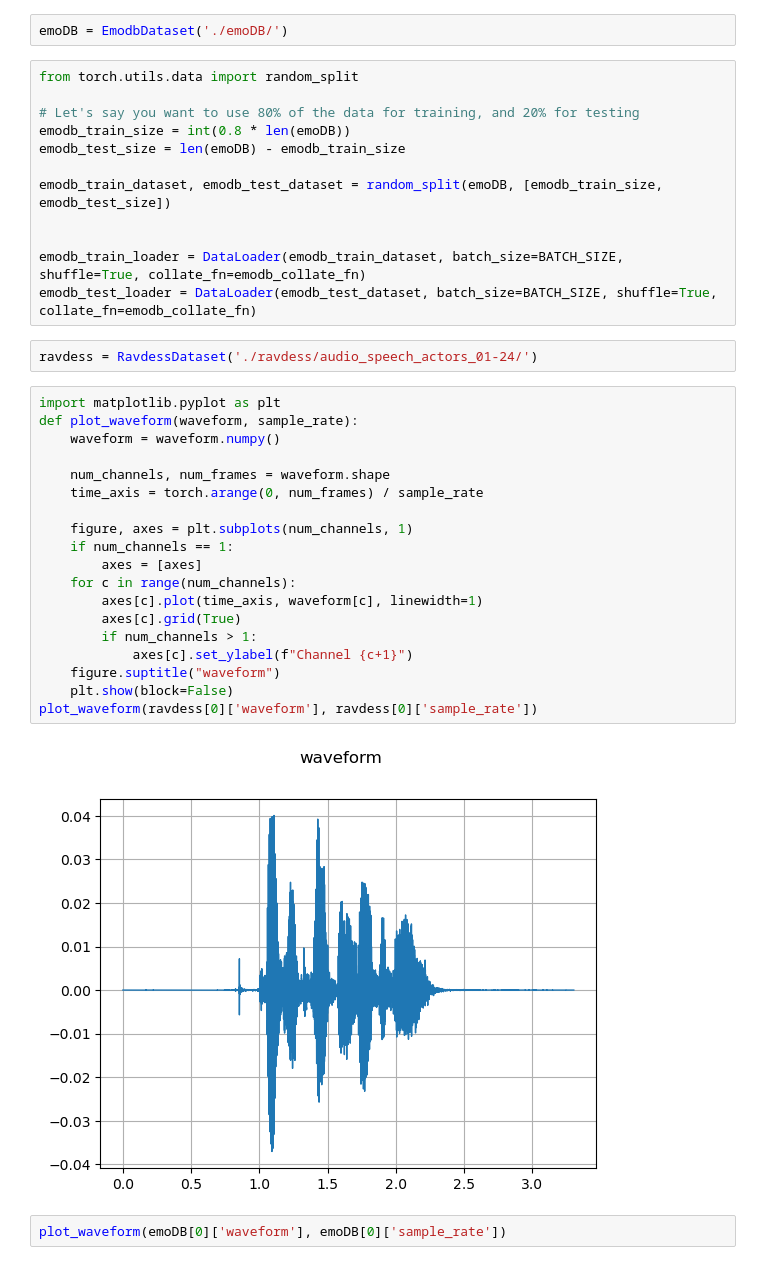
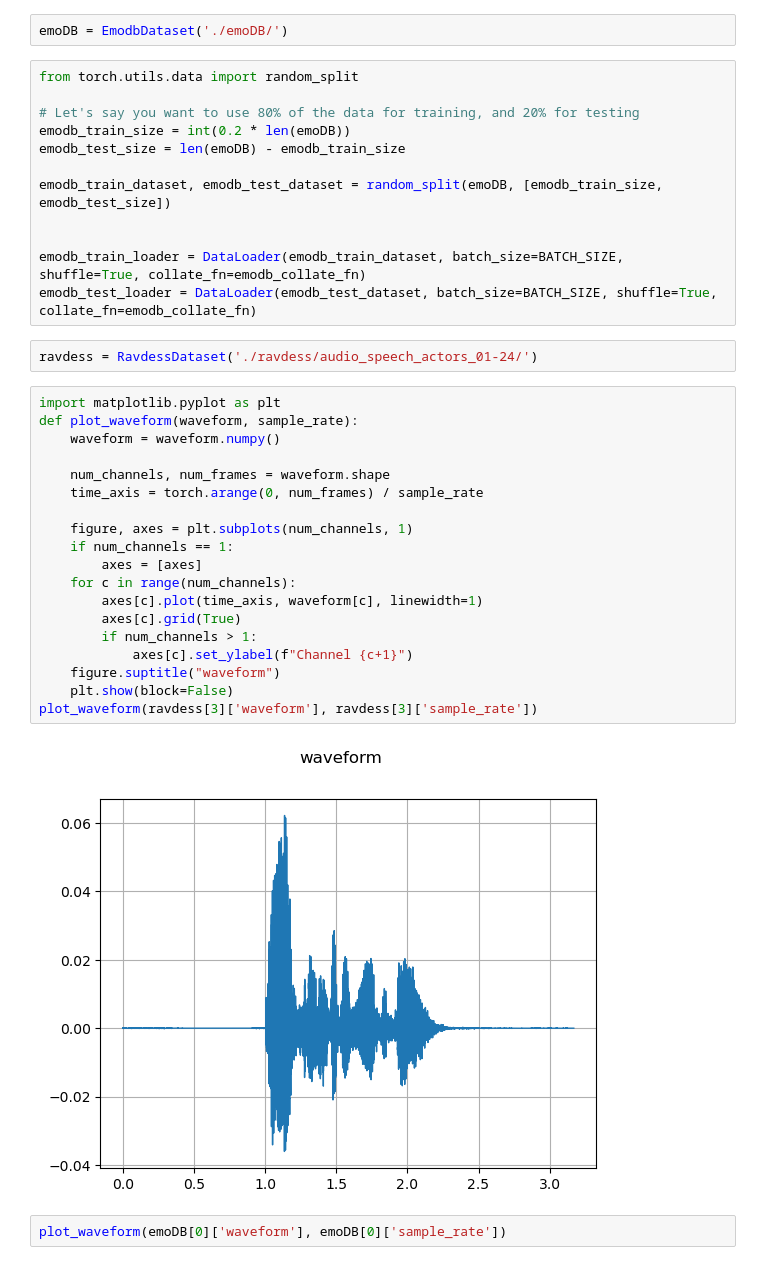
Before and after one commit to rgu855/SERproject, a Jupyter notebook: train.ipynb, the cells around one changed output. Drawn from its saved outputs; the diff is of its cells as text.

```diff
--- a/train.ipynb
+++ b/train.ipynb
@@ -53,7 +53,7 @@ emoDB = EmodbDataset('./emoDB/')
 from torch.utils.data import random_split
 
 # Let's say you want to use 80% of the data for training, and 20% for testing
-emodb_train_size = int(0.8 * len(emoDB))
+emodb_train_size = int(0.2 * len(emoDB))
 emodb_test_size = len(emoDB) - emodb_train_size
 
 emodb_train_dataset, emodb_test_dataset = random_split(emoDB, [emodb_train_size, emodb_test_size])
@@ -66,24 +66,24 @@ ravdess = RavdessDataset('./ravdess/audio_speech_actors_01-24/')
 # %%
 import matplotlib.pyplot as plt
 def plot_waveform(waveform, sample_rate):
     waveform = waveform.numpy()
 
     num_channels, num_frames = waveform.shape
     time_axis = torch.arange(0, num_frames) / sample_rate
 
     figure, axes = plt.subplots(num_channels, 1)
     if num_channels == 1:
         axes = [axes]
     for c in range(num_channels):
         axes[c].plot(time_axis, waveform[c], linewidth=1)
         axes[c].grid(True)
         if num_channels > 1:
             axes[c].set_ylabel(f"Channel {c+1}")
     figure.suptitle("waveform")
     plt.show(block=False)
-plot_waveform(ravdess[0]['waveform'], ravdess[0]['sample_rate'])
+plot_waveform(ravdess[3]['waveform'], ravdess[3]['sample_rate'])
 # %% [output]
-[figure, old version]
+[figure, new version]
 # %%
 plot_waveform(emoDB[0]['waveform'], emoDB[0]['sample_rate'])
 # %% [output]
```
Also changed, not shown: parts of 18 cells of this notebook, 5 other files.
